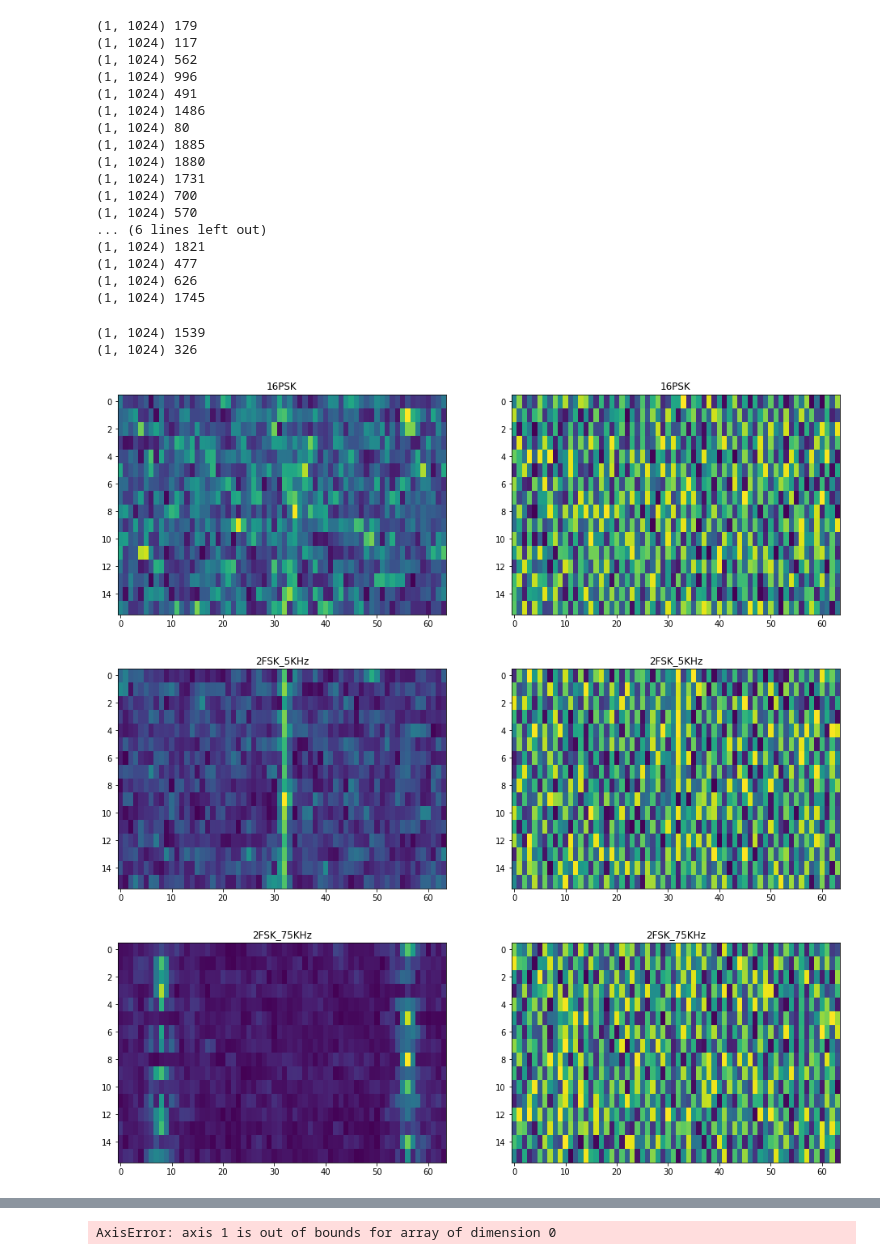
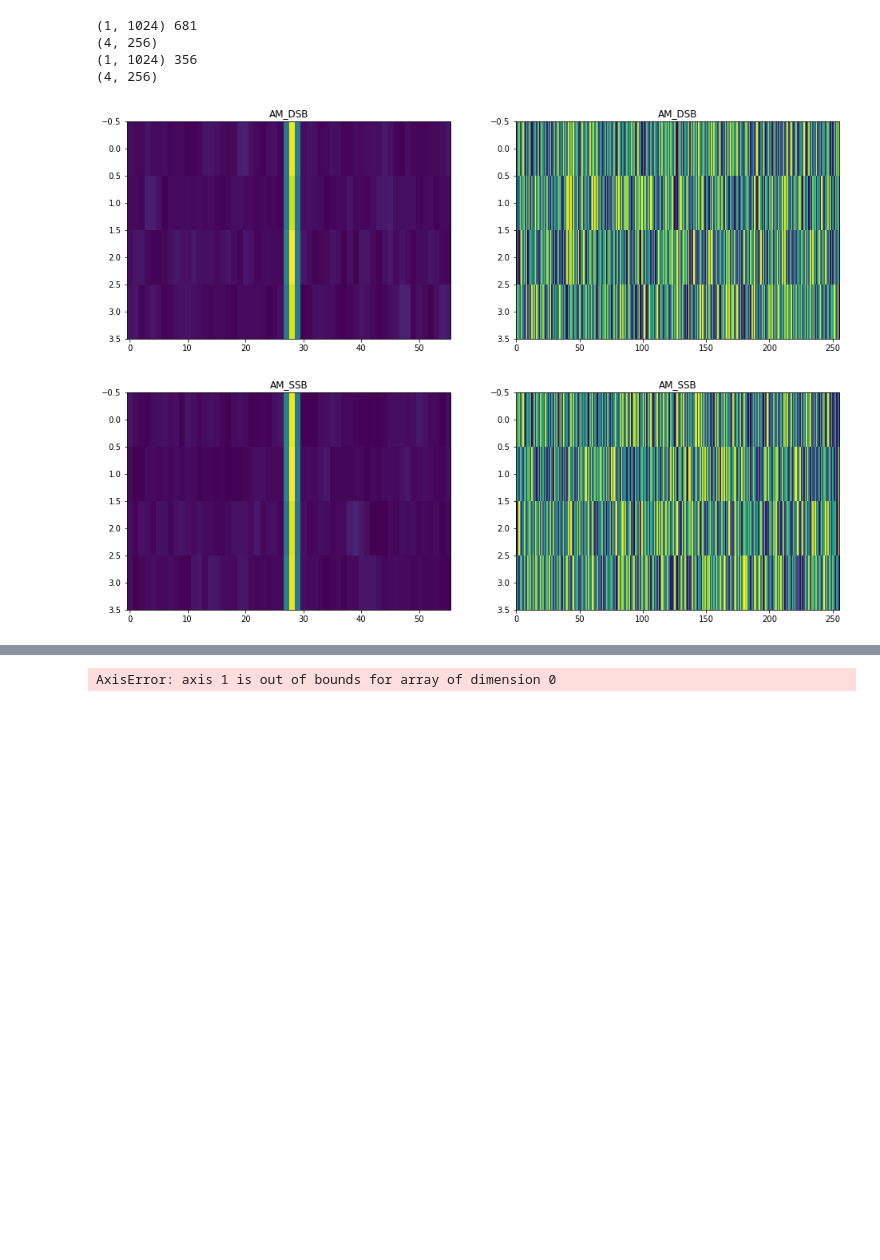
Before and after one commit to yunfanz/army_challenge, a Jupyter notebook: Code Examples and Data Ingest Utilities/scratch2.ipynb, the cells around one changed output, grey strips where cells are left out. Cells and saved outputs as stored; diff of their text form; code cells hidden in the pictures; blank space fills up the shorter version.

```diff
--- a/Code Examples and Data Ingest Utilities/scratch2.ipynb
+++ b/Code Examples and Data Ingest Utilities/scratch2.ipynb
@@ -4,6 +4,6 @@
 import numpy as np
 from data_loader import *
 from utils import *
-# data_file = "../Data/training_data/training_data_chunk_0.pkl"
-# data = LoadModRecData(data_file, .9, .1, 0.)
+data_file = "/home/mshefa/training_data/training_data_chunk_0.pkl"
+data = LoadModRecData(data_file, .9, .1, 0., load_mods=['AM_DSB', 'AM_SSB'])
 # %% [output]
@@ -12,58 +20,42 @@ The autoreload extension is already loaded. To reload it, use:
 # %%
 for modType in data.modTypes[:]:
-    min_SNR = -10
+    min_SNR = 6
     max_SNR = 10
     snr_step = 4
 
     # get random snr within valid range
     snrValue = random.randrange(min_SNR, max_SNR, snr_step)
 
     # get a collection of signals
     collection_of_instances = data.dataCube[modType, snrValue]
 
     # get the complex samples for a specific instance within the collection
     cdata, index = get_complex_samples_for_instance(collection_of_instances)
     print(cdata.shape,index)
 
     # setup inspect
     sample_rate = data.instance_shape[1]
     Ts = 1.0 / sample_rate
     t = np.arange(0, len(cdata[0])) * Ts
-    window = 16
+    window = 4
     fold = cdata.squeeze().reshape((window,1024//window))
     fold *= np.hamming(1024//window)
     ft = np.fft.fftshift(np.fft.fft(fold, axis=1))
-
+    print(ft.shape)
 
     plt.figure(figsize=(16, 5))
     plt.subplot(121)
     plt.title(modType)
-    plt.imshow(np.abs(ft), aspect='auto')
+    plt.imshow(np.abs(ft[:, 100:156]), aspect='auto')
     plt.subplot(122)
     plt.title(modType)
     plt.imshow(np.angle(ft),aspect='auto')
 #     plt.colorbar()
 plt.show()
 # %% [output]
-(1, 1024) 179
-(1, 1024) 117
-(1, 1024) 562
-(1, 1024) 996
-(1, 1024) 491
-(1, 1024) 1486
-(1, 1024) 80
-(1, 1024) 1885
-(1, 1024) 1880
-(1, 1024) 1731
-(1, 1024) 700
-(1, 1024) 570
-... (6 lines left out)
-(1, 1024) 1821
-(1, 1024) 477
-(1, 1024) 626
-(1, 1024) 1745
+(1, 1024) 681
+(4, 256)
+(1, 1024) 356
+(4, 256)
-(1, 1024) 1539
-(1, 1024) 326
-[figure, old version]
+[figure, new version]
-[figure, old version]
+[figure, new version]
-[figure, removed]
```
Also changed, not shown: parts of 12 cells of this notebook, 1 other file.
